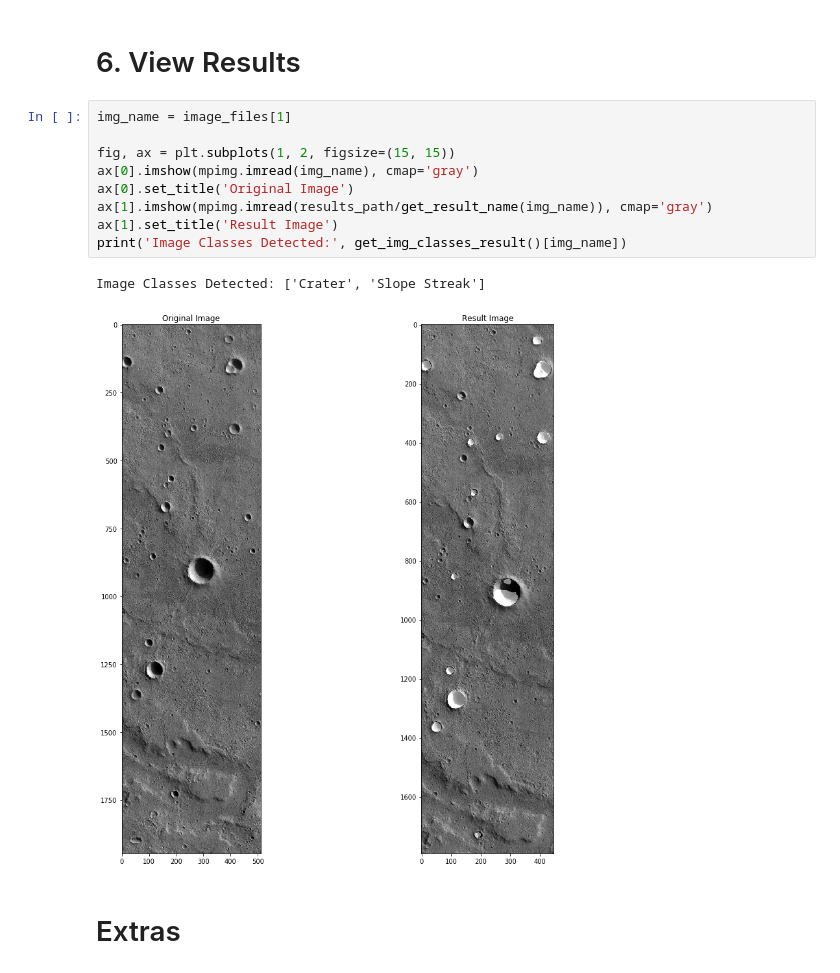
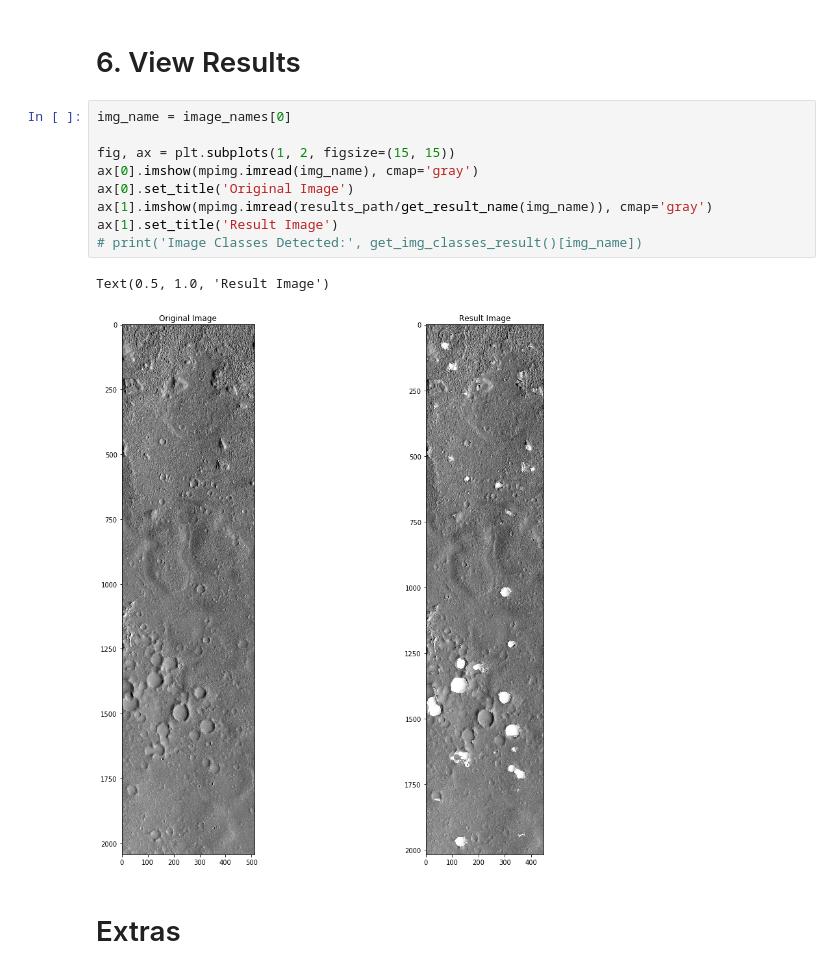
Before and after one commit to cienciaydatos/ai-challenge-mars, a Jupyter notebook: UNet/notebooks/Mars_ODE_Data_Pipeline_+_U_Net_Prediction.ipynb, the cells around one changed output. Cells and saved outputs as stored; diff of their text form.

```diff
--- a/UNet/notebooks/Mars_ODE_Data_Pipeline_+_U_Net_Prediction.ipynb
+++ b/UNet/notebooks/Mars_ODE_Data_Pipeline_+_U_Net_Prediction.ipynb
@@ -289,17 +338,17 @@ Task Completed
 # %% [markdown]
 # 6. View Results
 # %%
-img_name = image_files[1]
+img_name = image_names[0]
 
 fig, ax = plt.subplots(1, 2, figsize=(15, 15))
 ax[0].imshow(mpimg.imread(img_name), cmap='gray')
 ax[0].set_title('Original Image')
 ax[1].imshow(mpimg.imread(results_path/get_result_name(img_name)), cmap='gray')
 ax[1].set_title('Result Image')
-print('Image Classes Detected:', get_img_classes_result()[img_name])
+# print('Image Classes Detected:', get_img_classes_result()[img_name])
 # %% [output]
-Image Classes Detected: ['Crater', 'Slope Streak']
+Text(0.5, 1.0, 'Result Image')
-[figure, old version]
+[figure, new version]
 # %% [markdown]
 # Extras
 # %% [markdown]
```
Also changed, not shown: parts of 11 cells of this notebook.
